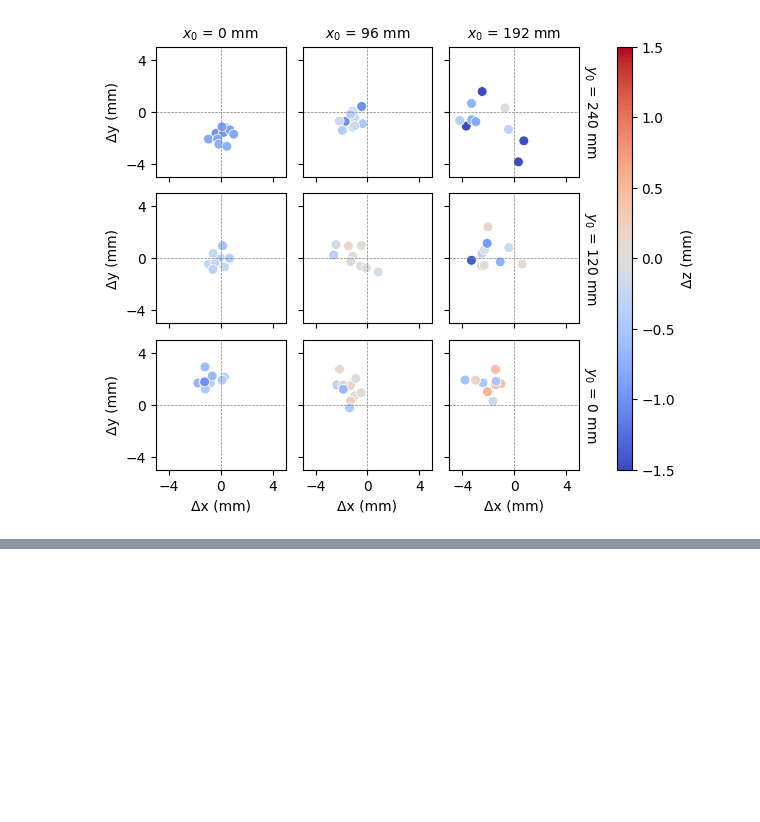
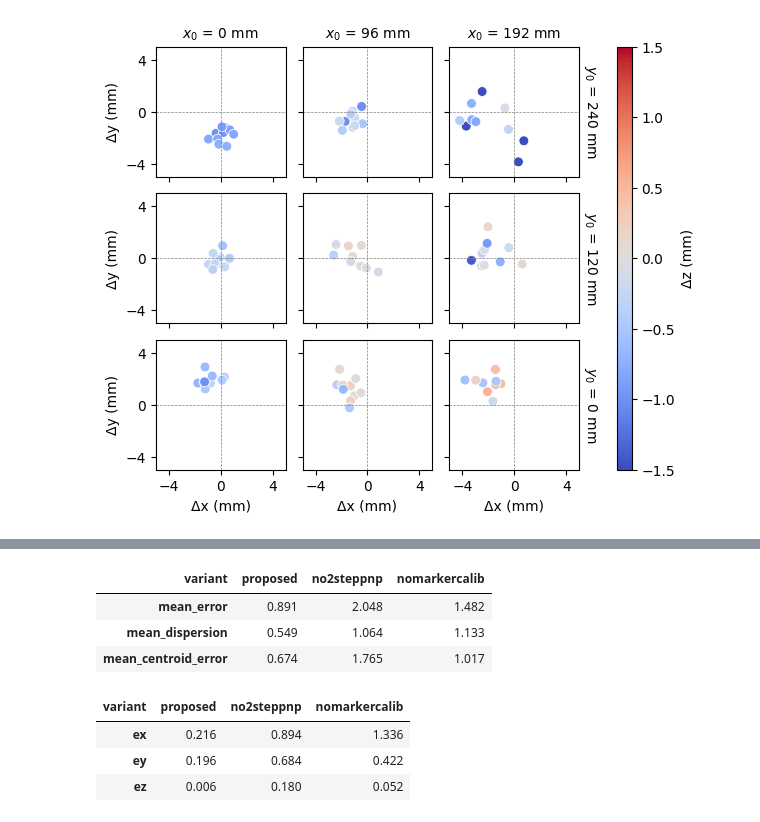
Before and after one commit to Jcparkyn/dpoint, a Jupyter notebook: python/tip_measurement_analysis.ipynb, the cells around one changed output, grey strips where cells are left out. Drawn from its saved outputs; the diff is of its cells as text; code cells hidden in the pictures; blank space fills up the shorter version.

```diff
--- a/python/tip_measurement_analysis.ipynb
+++ b/python/tip_measurement_analysis.ipynb
@@ -154,0 +156,21 @@ dtype: float64
+# %%
+grouped = data.query("stroketype == 'smoothed'").groupby("variant")
+summary = pd.DataFrame({
+    "mean_error": grouped.apply(mean_error),
+    "mean_dispersion": grouped.apply(mean_dispersion),
+    "mean_centroid_error": grouped.apply(mean_centroid_error),
+    # "mean_var": grouped.apply(mean_var),
+}).round(3).transpose()[["proposed", "no2steppnp", "nomarkercalib"]]
+# summary = summary[["proposed", "no2steppnp", "nomarkercalib"]]
+display(summary)
+var_summary = grouped.apply(mean_var).round(3).transpose()[["proposed", "no2steppnp", "nomarkercalib"]]
+display(var_summary)
+# %% [output]
+| variant | proposed | no2steppnp | nomarkercalib |
+| mean_error | 0.891 | 2.048 | 1.482 |
+| mean_dispersion | 0.549 | 1.064 | 1.133 |
+| mean_centroid_error | 0.674 | 1.765 | 1.017 |
+| variant | proposed | no2steppnp | nomarkercalib |
+| ex | 0.216 | 0.894 | 1.336 |
+| ey | 0.196 | 0.684 | 0.422 |
+| ez | 0.006 | 0.180 | 0.052 |
```
Also changed, not shown: parts of 3 cells of this notebook.
